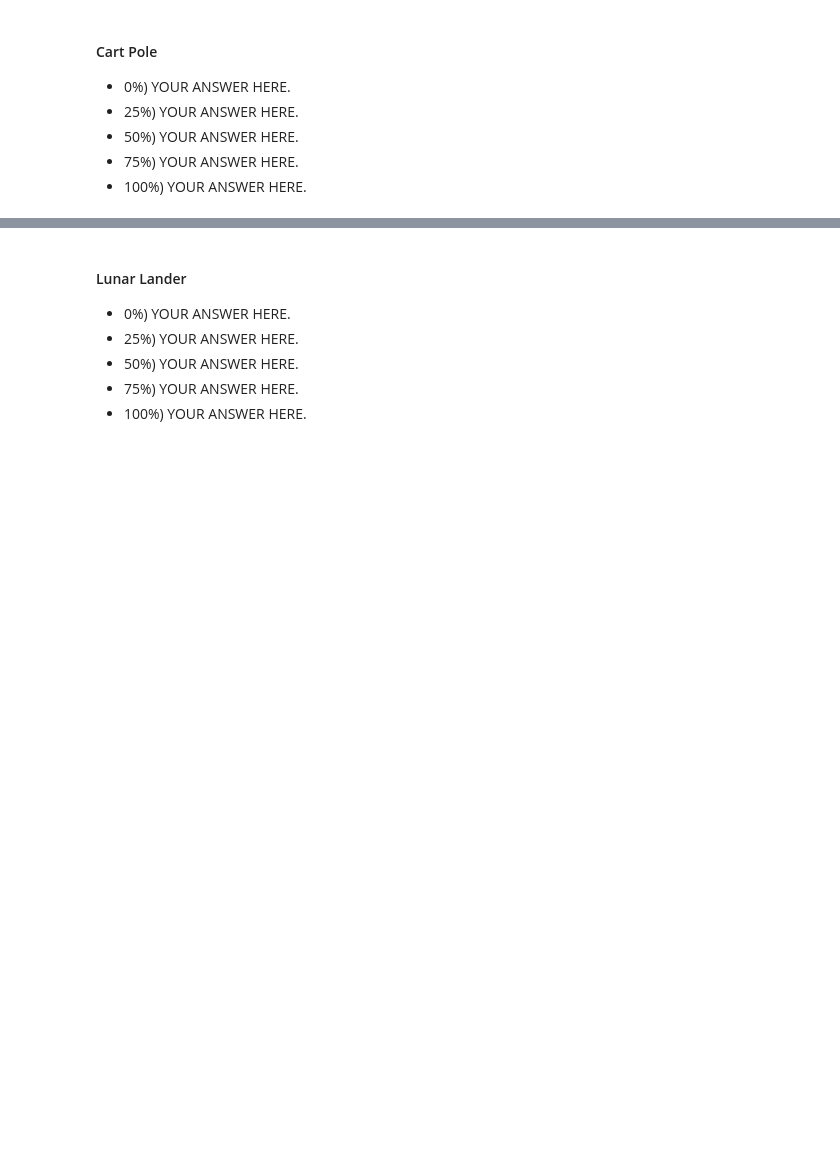
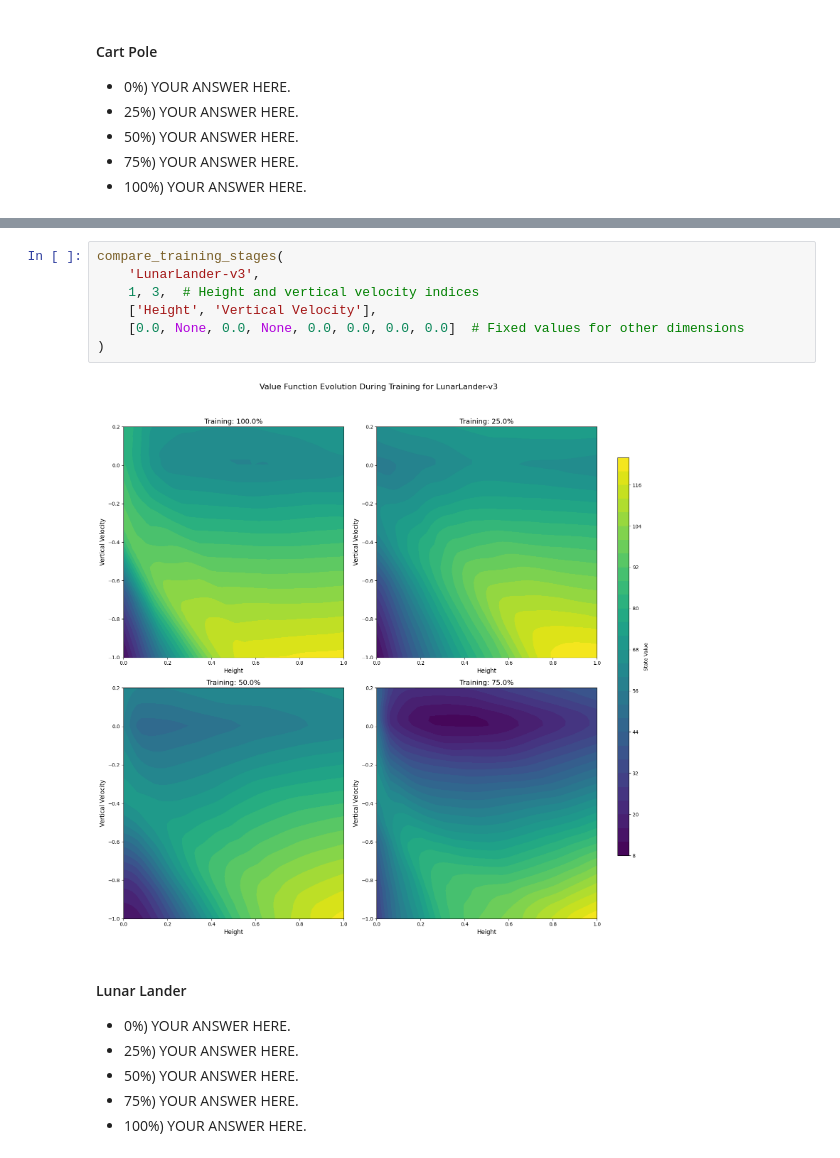
Before and after one commit to adnanamir010/cs5180, a Jupyter notebook: ex6/ex6/ex6_25spring.ipynb, the cells around one changed output, grey strips where cells are left out. Saved outputs shown, nothing was run; the diff lists cells and outputs as text; blank space fills up the shorter version.

```diff
--- a/ex6/ex6/ex6_25spring.ipynb
+++ b/ex6/ex6/ex6_25spring.ipynb
@@ -1954,3 +2429,12 @@ Describe something for each phase. Start by describing the behavior at phase 0%,
+# %%
+compare_training_stages(
+    'LunarLander-v3',
+    1, 3,  # Height and vertical velocity indices
+    ['Height', 'Vertical Velocity'],
+    [0.0, None, 0.0, None, 0.0, 0.0, 0.0, 0.0]  # Fixed values for other dimensions
+)
+# %% [output]
+[figure, added]
 # %% [markdown]
 #### Lunar Lander
 
```
Also changed, not shown: parts of 28 cells of this notebook, 31 other files.
